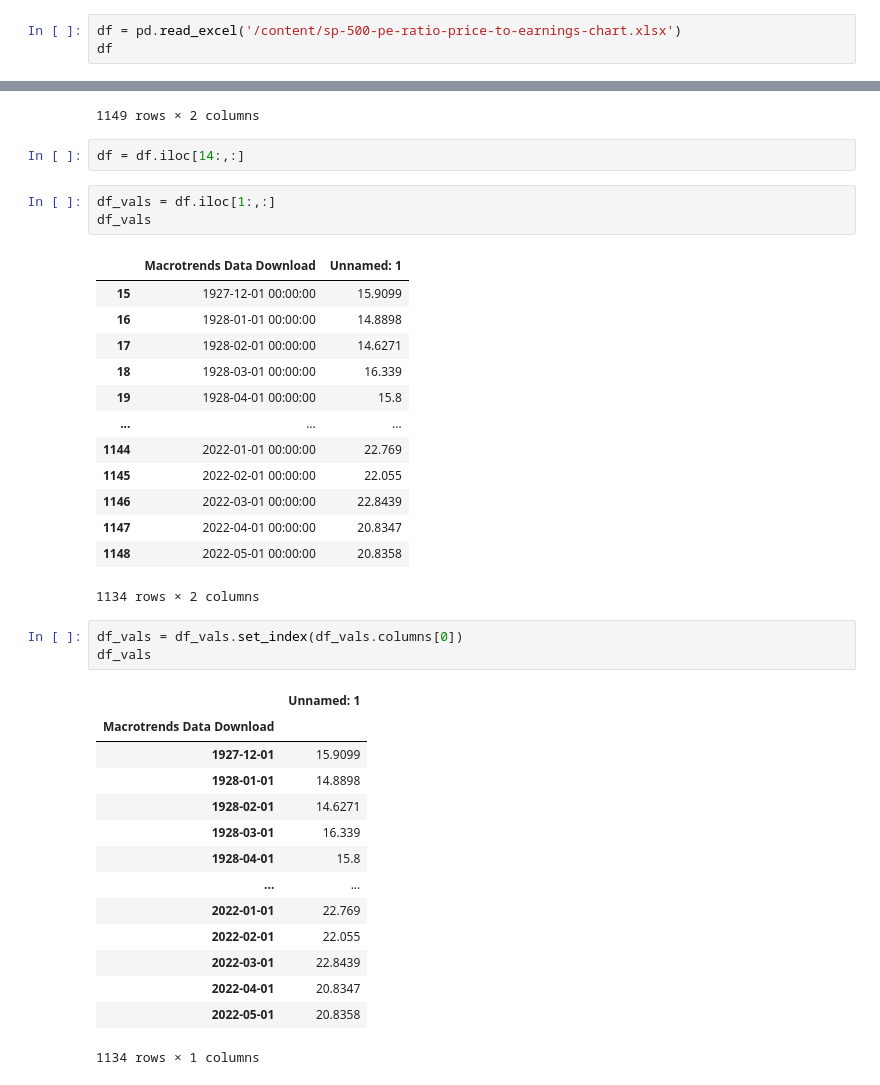
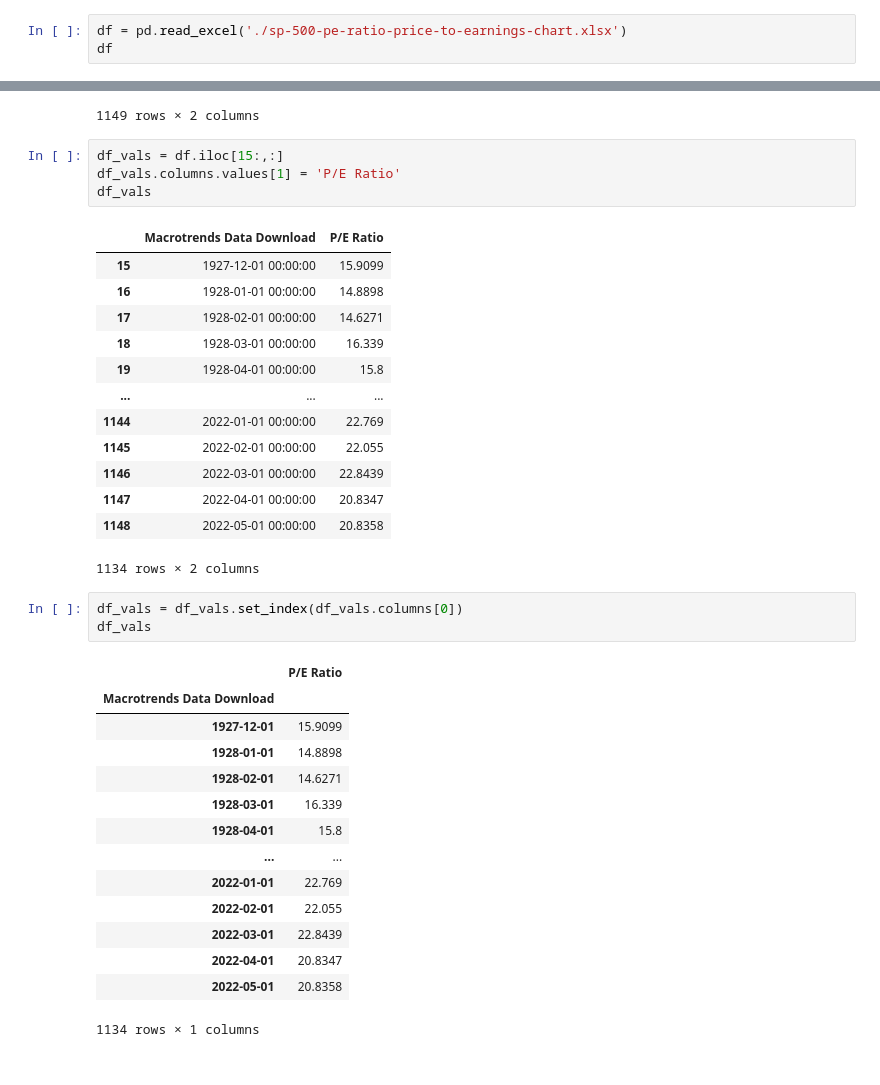
Before and after one commit to Sky2728/Reading_Course, a Jupyter notebook: Reading_Course.ipynb, the cells around one changed output, grey strips where cells are left out. Saved outputs shown, nothing was run; the diff lists cells and outputs as text.

```diff
--- a/Reading_Course.ipynb
+++ b/Reading_Course.ipynb
@@ -2,7 +2,7 @@
 import pandas as pd
 from scipy.stats import kurtosis, skew
 # %%
-df = pd.read_excel('/content/sp-500-pe-ratio-price-to-earnings-chart.xlsx')
+df = pd.read_excel('./sp-500-pe-ratio-price-to-earnings-chart.xlsx')
 df
 # %% [output]
 |  | Macrotrends Data Download | Unnamed: 1 |
@@ -18,13 +18,12 @@ df
 | 1147 | 2022-04-01 00:00:00 | 20.8347 |
 | 1148 | 2022-05-01 00:00:00 | 20.8358 |
 1149 rows × 2 columns
-# %%
-df = df.iloc[14:,:]
 # %%
-df_vals = df.iloc[1:,:]
+df_vals = df.iloc[15:,:]
+df_vals.columns.values[1] = 'P/E Ratio'
 df_vals
 # %% [output]
-|  | Macrotrends Data Download | Unnamed: 1 |
+|  | Macrotrends Data Download | P/E Ratio |
 | 15 | 1927-12-01 00:00:00 | 15.9099 |
 | 16 | 1928-01-01 00:00:00 | 14.8898 |
 | 17 | 1928-02-01 00:00:00 | 14.6271 |
@@ -41,7 +40,7 @@ df_vals
 df_vals = df_vals.set_index(df_vals.columns[0])
 df_vals
 # %% [output]
-|  | Unnamed: 1 |
+|  | P/E Ratio |
 | Macrotrends Data Download |  |
 | 1927-12-01 | 15.9099 |
 | 1928-01-01 | 14.8898 |
```
Also changed, not shown: parts of 10 cells of this notebook.
